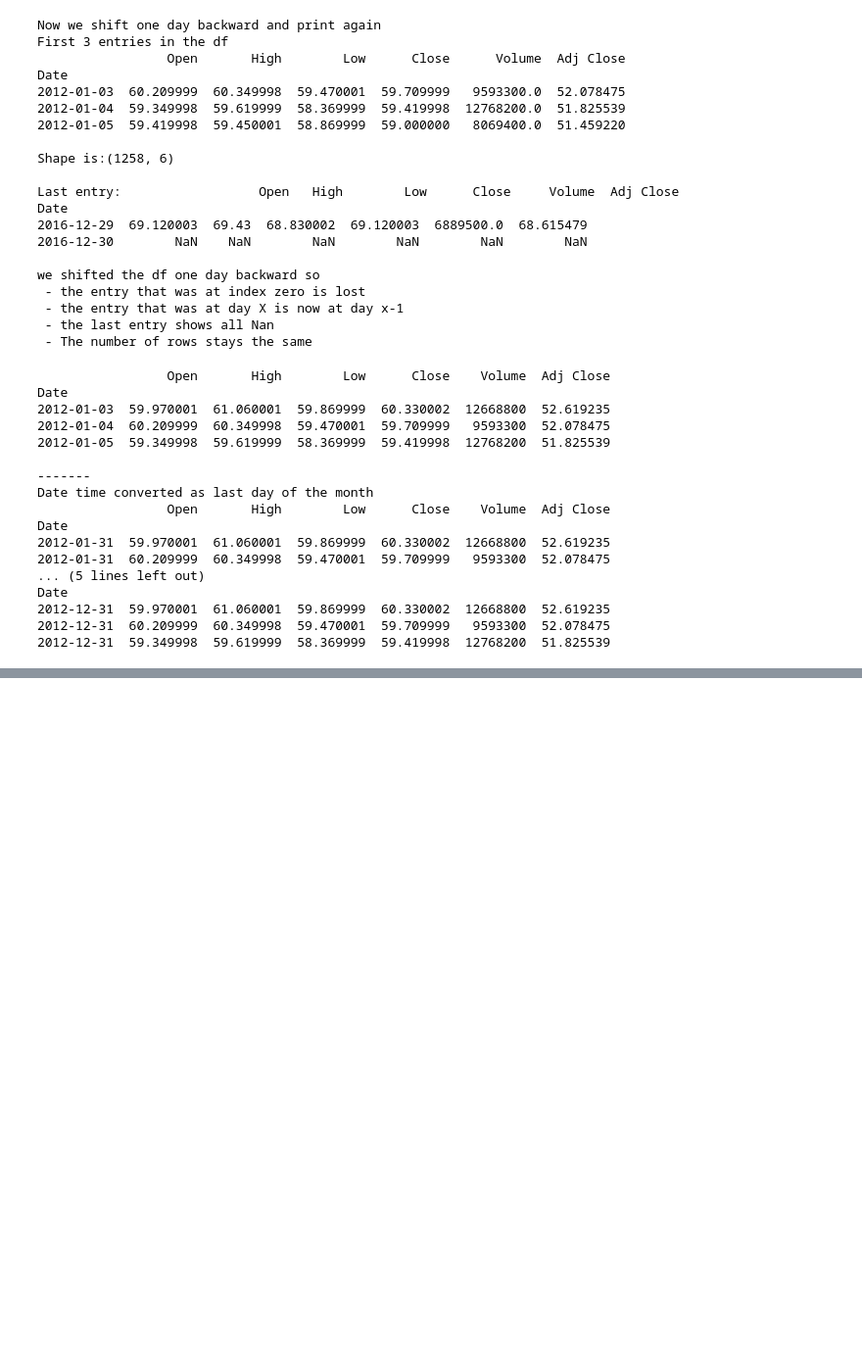
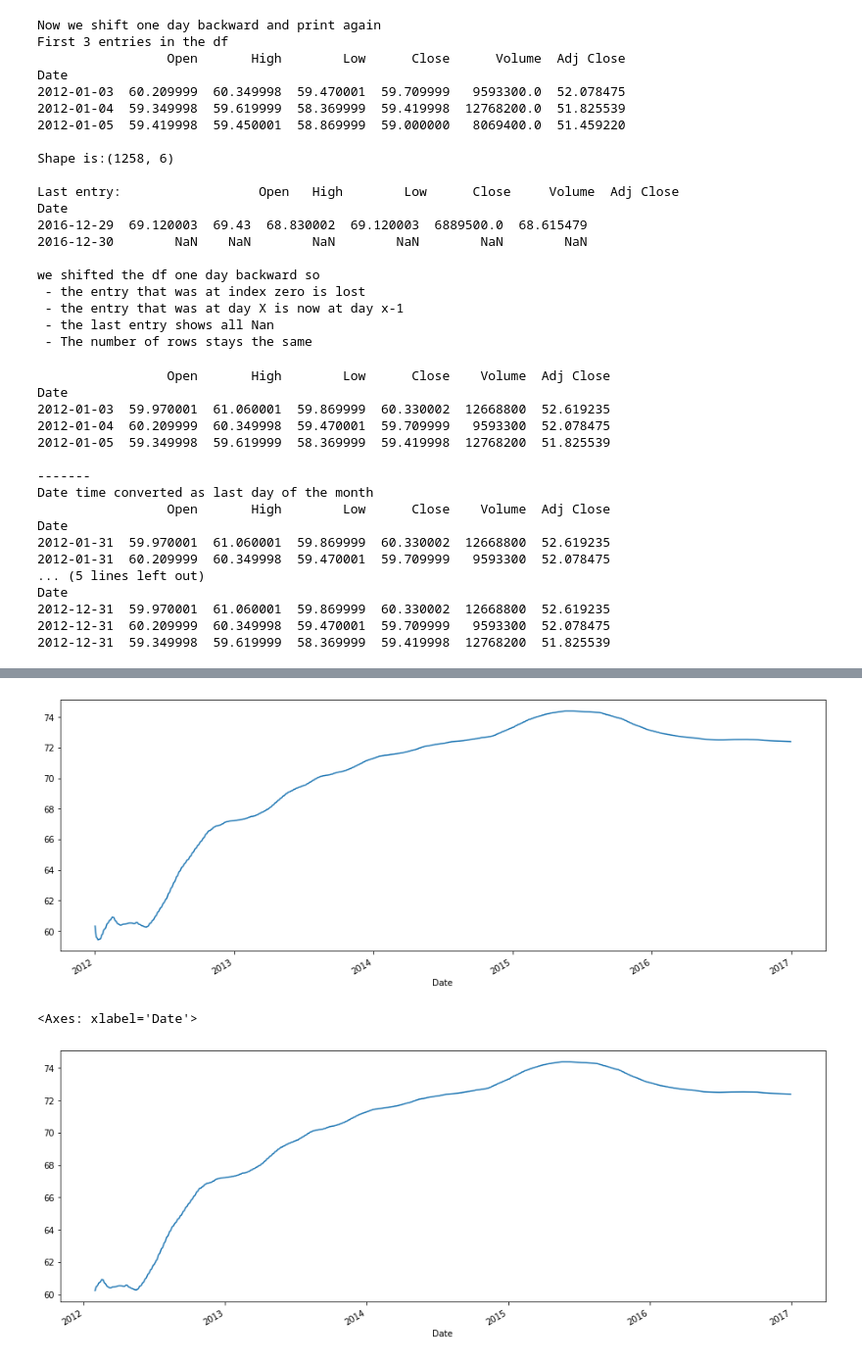
Before and after one commit to valeriog2023/udemy, a Jupyter notebook: Python_For_Financial_Analysis/07_pandas_date_time_index.ipynb, the cells around one changed output, grey strips where cells are left out. Shown: that part at 98% size. Saved outputs shown, nothing was run; the diff lists cells and outputs as text; code cells hidden in the pictures; blank space fills up the shorter version.

```diff
--- a/Python_For_Financial_Analysis/07_pandas_date_time_index.ipynb
+++ b/Python_For_Financial_Analysis/07_pandas_date_time_index.ipynb
@@ -397,0 +449,22 @@ df['Open'].plot(figsize=(16,6))
+# %%
+#
+# EXPANDING METHOD (NOT SO SURE HOW USEFUL THIS IS..)
+#
+# For each of the time stamp index values (X axis), expanding will consider the aggregator function (e.g mean, etc..),
+# of every single value since the beginning of the time series
+# e.g.
+# - function mean
+#   at index 0, it is equal to the value
+#   at index 1, it is equal to (value_0 + value_1) / 2
+#   and so on
+df['Close'].expanding(1).mean().plot(figsize=(16,6))
+plt.show()
+#
+# the value insisde the exapnding function tells how many previous values to consider at least
+# if we set it to 3 it will only start to create a result for the 3rd value of the index
+df['Close'].expanding(20).mean().plot(figsize=(16,6))
+# the resulting graph is the same but it starts later
+# %% [output]
+[figure, added]
+<Axes: xlabel='Date'>
+[figure, added]
```
Also changed, not shown: parts of 6 cells of this notebook.
